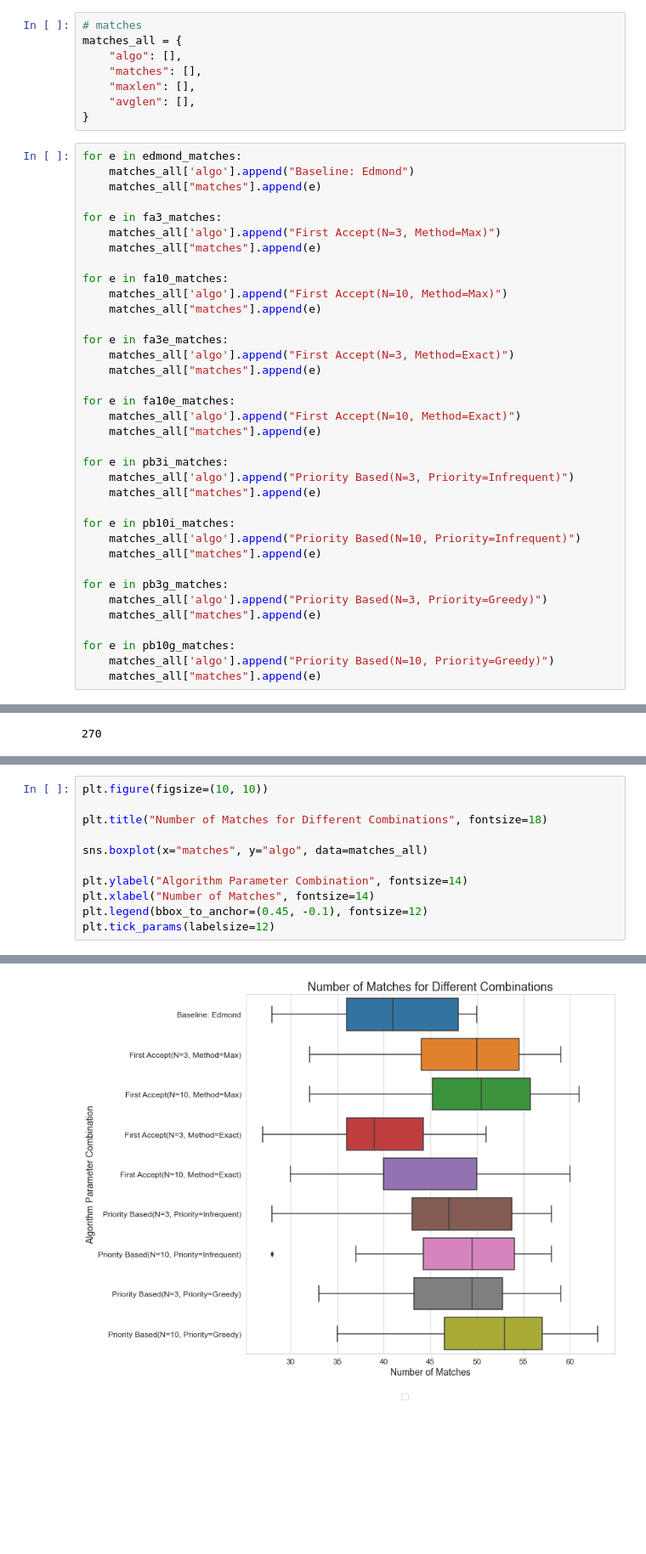
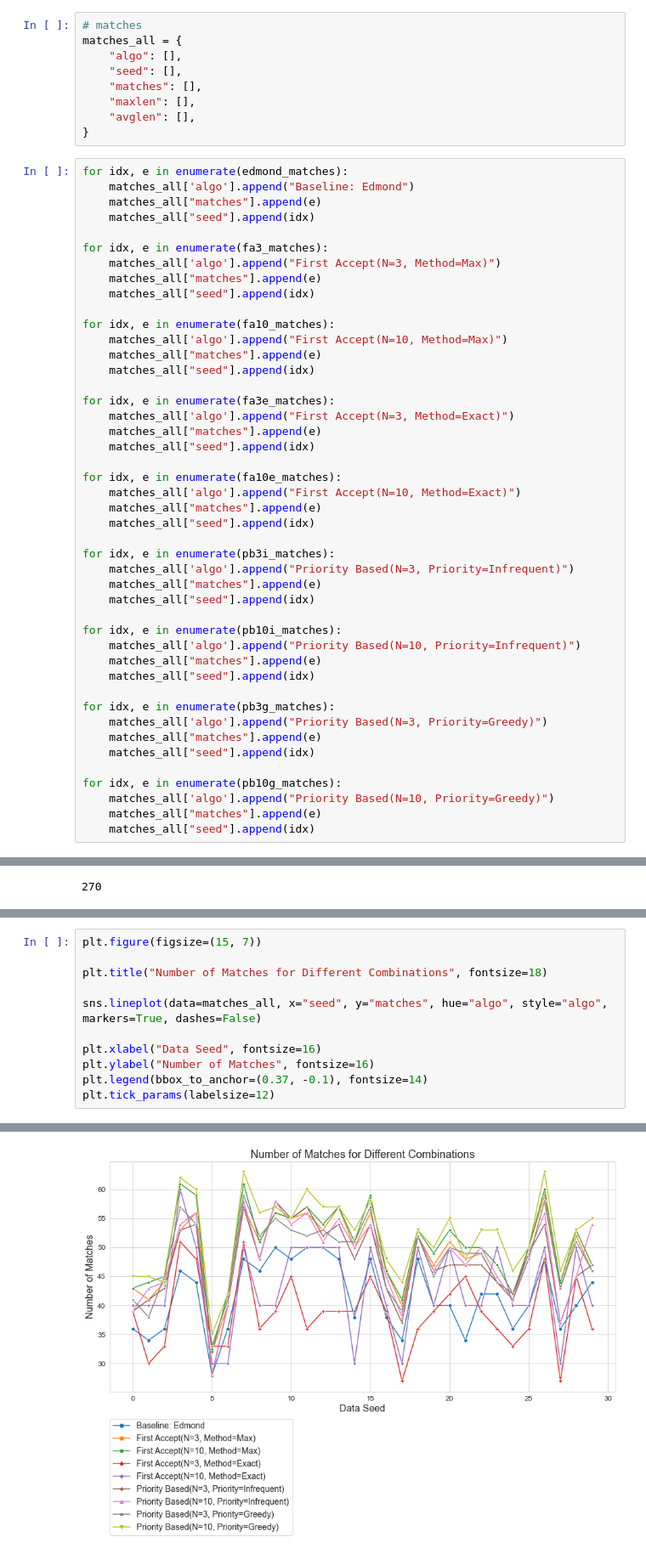
Before and after one commit to Mingtaros/Kidney-Exchange-Match-Mapping-System, a Jupyter notebook: backend/kidneyexchange/backend/exchange_src/Exchange Experiment.ipynb, the cells around one changed output, grey strips where cells are left out. Shown at 85% size. Drawn from its saved outputs; the diff is of its cells as text; blank space fills up the shorter version.

Commit message:
Change Viz Plot types

```diff
--- a/backend/kidneyexchange/backend/exchange_src/Exchange Experiment.ipynb
+++ b/backend/kidneyexchange/backend/exchange_src/Exchange Experiment.ipynb
@@ -152,46 +152,56 @@ for i in range(1, 31):
 # matches
 matches_all = {
     "algo": [],
+    "seed": [],
     "matches": [],
     "maxlen": [],
     "avglen": [],
 }
 # %%
-for e in edmond_matches:
+for idx, e in enumerate(edmond_matches):
     matches_all['algo'].append("Baseline: Edmond")
     matches_all["matches"].append(e)
+    matches_all["seed"].append(idx)
 
-for e in fa3_matches:
+for idx, e in enumerate(fa3_matches):
     matches_all['algo'].append("First Accept(N=3, Method=Max)")
     matches_all["matches"].append(e)
+    matches_all["seed"].append(idx)
 
-for e in fa10_matches:
+for idx, e in enumerate(fa10_matches):
     matches_all['algo'].append("First Accept(N=10, Method=Max)")
     matches_all["matches"].append(e)
+    matches_all["seed"].append(idx)
 
-for e in fa3e_matches:
+for idx, e in enumerate(fa3e_matches):
     matches_all['algo'].append("First Accept(N=3, Method=Exact)")
     matches_all["matches"].append(e)
+    matches_all["seed"].append(idx)
 
-for e in fa10e_matches:
+for idx, e in enumerate(fa10e_matches):
     matches_all['algo'].append("First Accept(N=10, Method=Exact)")
     matches_all["matches"].append(e)
+    matches_all["seed"].append(idx)
 
-for e in pb3i_matches:
+for idx, e in enumerate(pb3i_matches):
     matches_all['algo'].append("Priority Based(N=3, Priority=Infrequent)")
     matches_all["matches"].append(e)
+    matches_all["seed"].append(idx)
 
-for e in pb10i_matches:
+for idx, e in enumerate(pb10i_matches):
     matches_all['algo'].append("Priority Based(N=10, Priority=Infrequent)")
     matches_all["matches"].append(e)
+    matches_all["seed"].append(idx)
 
-for e in pb3g_matches:
+for idx, e in enumerate(pb3g_matches):
     matches_all['algo'].append("Priority Based(N=3, Priority=Greedy)")
     matches_all["matches"].append(e)
+    matches_all["seed"].append(idx)
 
-for e in pb10g_matches:
+for idx, e in enumerate(pb10g_matches):
     matches_all['algo'].append("Priority Based(N=10, Priority=Greedy)")
     matches_all["matches"].append(e)
+    matches_all["seed"].append(idx)
 # %%
 for e in edmond_maxlen:
     matches_all["maxlen"].append(e)
@@ -275,13 +285,13 @@ First Accept(N=3, Method=Max)                30
 Name: algo, dtype: int64
 # %%
-plt.figure(figsize=(10, 10))
+plt.figure(figsize=(15, 7))
 
 plt.title("Number of Matches for Different Combinations", fontsize=18)
 
-sns.boxplot(x="matches", y="algo", data=matches_all)
+sns.lineplot(data=matches_all, x="seed", y="matches", hue="algo", style="algo", markers=True, dashes=False)
 
-plt.ylabel("Algorithm Parameter Combination", fontsize=14)
-plt.xlabel("Number of Matches", fontsize=14)
-plt.legend(bbox_to_anchor=(0.45, -0.1), fontsize=12)
+plt.xlabel("Data Seed", fontsize=16)
+plt.ylabel("Number of Matches", fontsize=16)
+plt.legend(bbox_to_anchor=(0.37, -0.1), fontsize=14)
 plt.tick_params(labelsize=12)
 # %% [output]
@@ -289,2 +298,2 @@ No handles with labels found to put in legend.
-[figure, old version]
+[figure, new version]
 # %%
```
Also changed, not shown: parts of 6 cells of this notebook.
